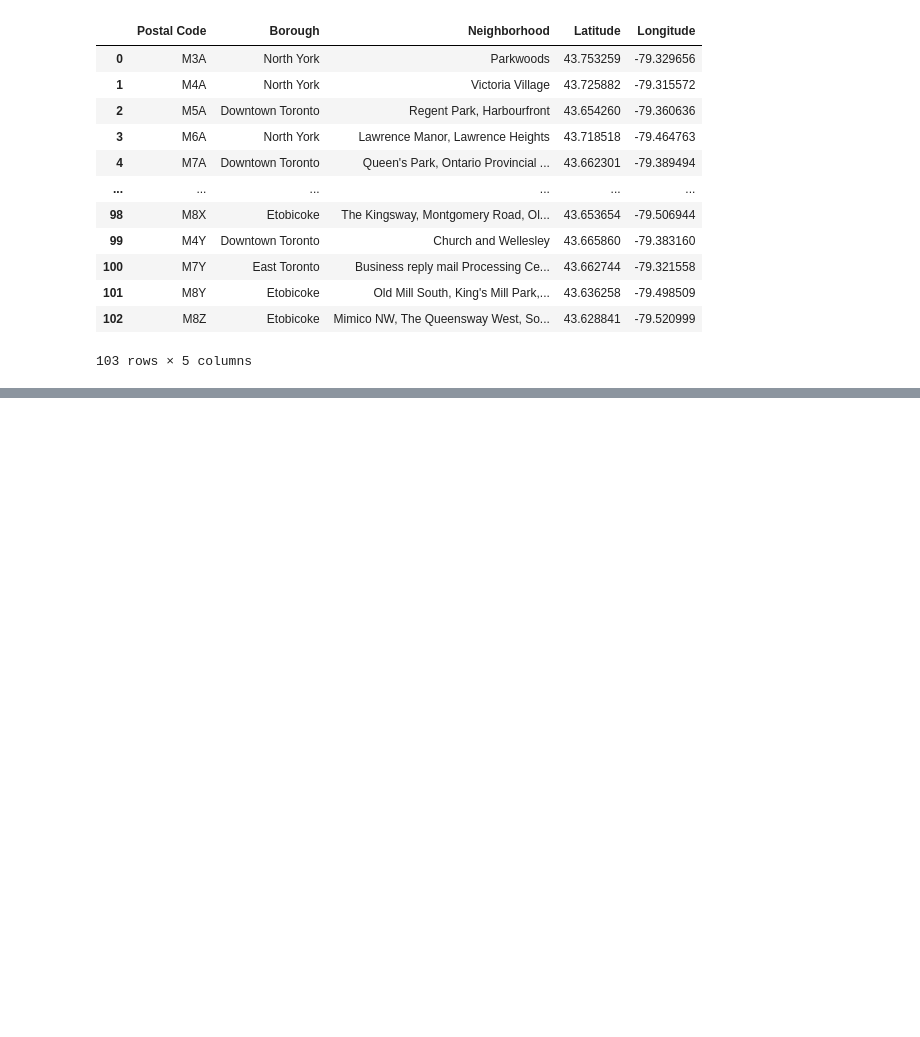
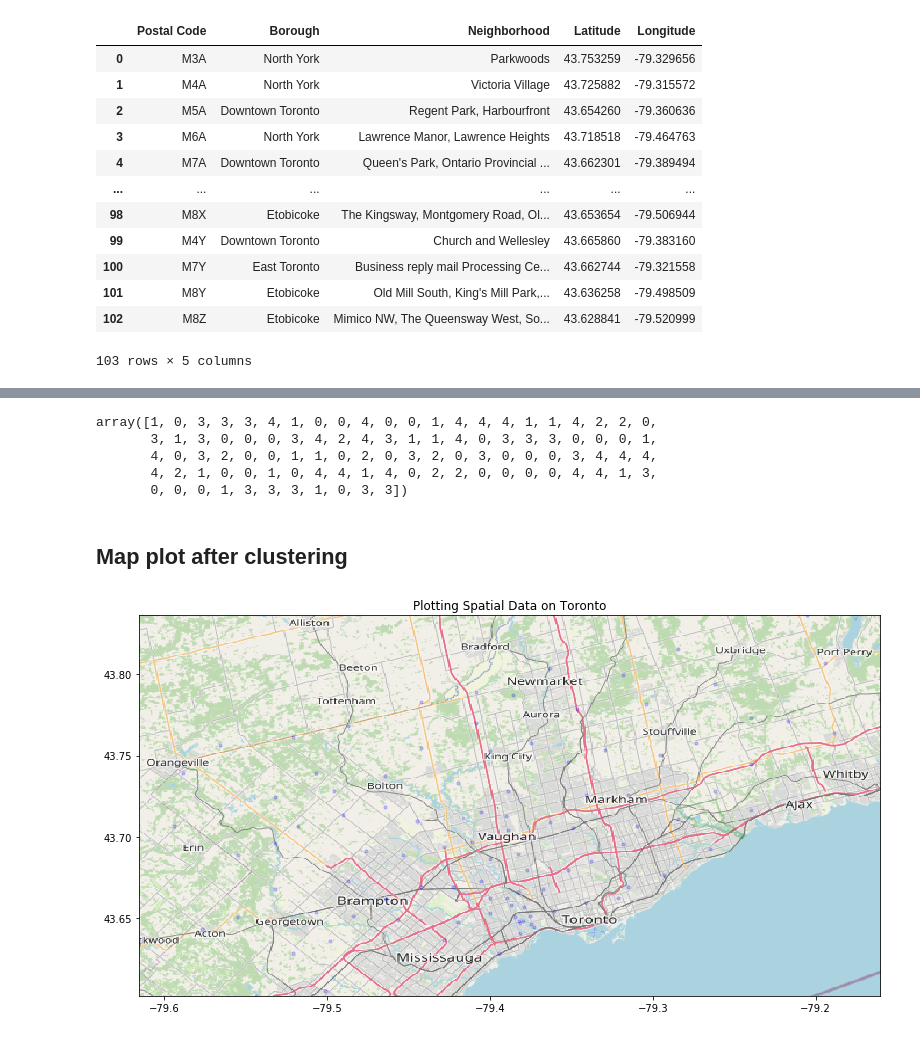
Before and after one commit to Shlok-Desai/Capstone-project-assignment-2, a Jupyter notebook: Untitled9.ipynb, the cells around one changed output, grey strips where cells are left out. Cells and saved outputs as stored; diff of their text form; code cells hidden in the pictures; blank space fills up the shorter version.

```diff
--- a/Untitled9.ipynb
+++ b/Untitled9.ipynb
@@ -77,0 +214,30 @@ Final_dataframe
+# %%
+kclusters = 5
+
+Toronto_grouped_clustering = Toronto_grouped.drop('Neighborhood', 1)
+
+# run k-means clustering
+kmeans = KMeans(n_clusters=kclusters, random_state=0).fit(Toronto_grouped_clustering)
+
+# check cluster labels generated for each row in the dataframe
+kmeans.labels_
+# %% [output]
+array([1, 0, 3, 3, 3, 4, 1, 0, 0, 4, 0, 0, 1, 4, 4, 4, 1, 1, 4, 2, 2, 0,
+       3, 1, 3, 0, 0, 0, 3, 4, 2, 4, 3, 1, 1, 4, 0, 3, 3, 3, 0, 0, 0, 1,
+       4, 0, 3, 2, 0, 0, 1, 1, 0, 2, 0, 3, 2, 0, 3, 0, 0, 0, 3, 4, 4, 4,
+       4, 2, 1, 0, 0, 1, 0, 4, 4, 1, 4, 0, 2, 2, 0, 0, 0, 0, 4, 4, 1, 3,
+       0, 0, 0, 1, 3, 3, 3, 1, 0, 3, 3])
+# %% [markdown]
+## Map plot after clustering
+# %%
+fig, ax = plt.subplots(figsize = (15,7))
+ax.scatter(Longitude, Latitudes, zorder=1, alpha= 0.2, c='b', s=10)
+ax.set_title('Plotting Spatial Data on Toronto')
+ax.set_xlim(BBox[0],BBox[1])
+ax.set_ylim(BBox[2],BBox[3])
+ax.imshow(ruh_m, zorder=0, extent = BBox, aspect= 'equal')
+markers_colors = []
+for lat, lon, poi, cluster in zip(Final_dataframe['Latitude'], Final_dataframe['Longitude'], Final_dataframe['Neighborhood'], Final_dataframe['Borough']):
+    label = folium.Popup(str(poi) + ' Cluster ' + str(cluster), parse_html=True)
+# %% [output]
+[figure, added]
```
Also changed, not shown: parts of 11 cells of this notebook.
